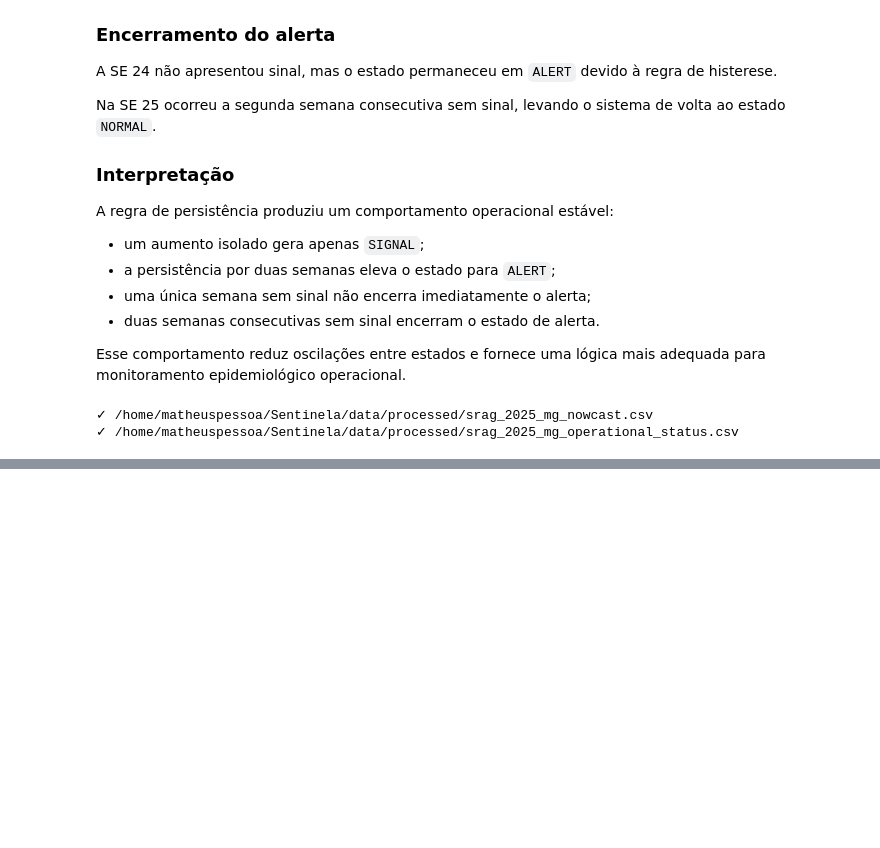
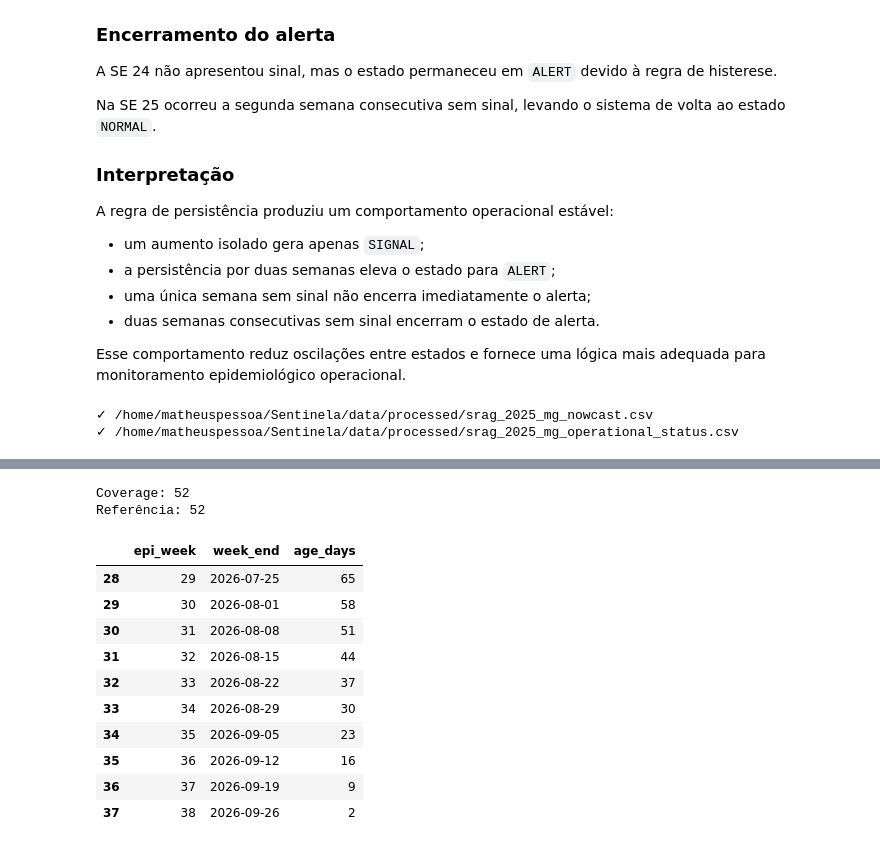
Before and after one commit to MatheusRPessoa/Sentinela, a Jupyter notebook: notebooks/reporting_delay_analysis.ipynb, the cells around one changed output, grey strips where cells are left out. Cells and saved outputs as stored; diff of their text form; code cells hidden in the pictures; blank space fills up the shorter version.

```diff
--- a/notebooks/reporting_delay_analysis.ipynb
+++ b/notebooks/reporting_delay_analysis.ipynb
@@ -2380,0 +2600,48 @@ print("✓", operational_2025_path)
+# %%
+coverage_2026_path = (
+    project_root
+    / "data"
+    / "processed"
+    / "srag_2026_mg_weekly_coverage.csv"
+)
+
+reference_2026_path = (
+    project_root
+    / "data"
+    / "processed"
+    / "srag_mg_historical_reference_2019_2025.csv"
+)
+
+assert coverage_2026_path.exists()
+assert reference_2026_path.exists()
+
+coverage_2026 = pd.read_csv(
+    coverage_2026_path,
+    sep=";",
+)
+
+reference_2026 = pd.read_csv(
+    reference_2026_path,
+    sep=";",
+)
+
+coverage_2026["week_start"] = pd.to_datetime(
+    coverage_2026["week_start"]
+)
+
+coverage_2026["week_end"] = pd.to_datetime(
+    coverage_2026["week_end"]
+)
+
+print(
+    "Coverage:",
+    len(coverage_2026),
+)
+
+print(
+    "Referência:",
+    len(reference_2026),
+)
+# %% [output]
+Coverage: 52
+Referência: 52
@@ -2380,0 +2654,31 @@ print("✓", operational_2025_path)
+# %%
+observed_2026 = coverage_2026.loc[
+    coverage_2026["data_status"].eq("observado")
+].copy()
+
+observed_2026["age_days"] = (
+    AS_OF_DATE_2026
+    - observed_2026["week_end"]
+).dt.days
+
+display(
+    observed_2026[
+        [
+            "epi_week",
+            "week_end",
+            "age_days",
+        ]
+    ].tail(10)
+)
+# %% [output]
+|  | epi_week | week_end | age_days |
+| 28 | 29 | 2026-07-25 | 65 |
+| 29 | 30 | 2026-08-01 | 58 |
+| 30 | 31 | 2026-08-08 | 51 |
+| 31 | 32 | 2026-08-15 | 44 |
+| 32 | 33 | 2026-08-22 | 37 |
+| 33 | 34 | 2026-08-29 | 30 |
+| 34 | 35 | 2026-09-05 | 23 |
+| 35 | 36 | 2026-09-12 | 16 |
+| 36 | 37 | 2026-09-19 | 9 |
+| 37 | 38 | 2026-09-26 | 2 |
```
Also changed, not shown: parts of 15 cells of this notebook, 3 other files.
